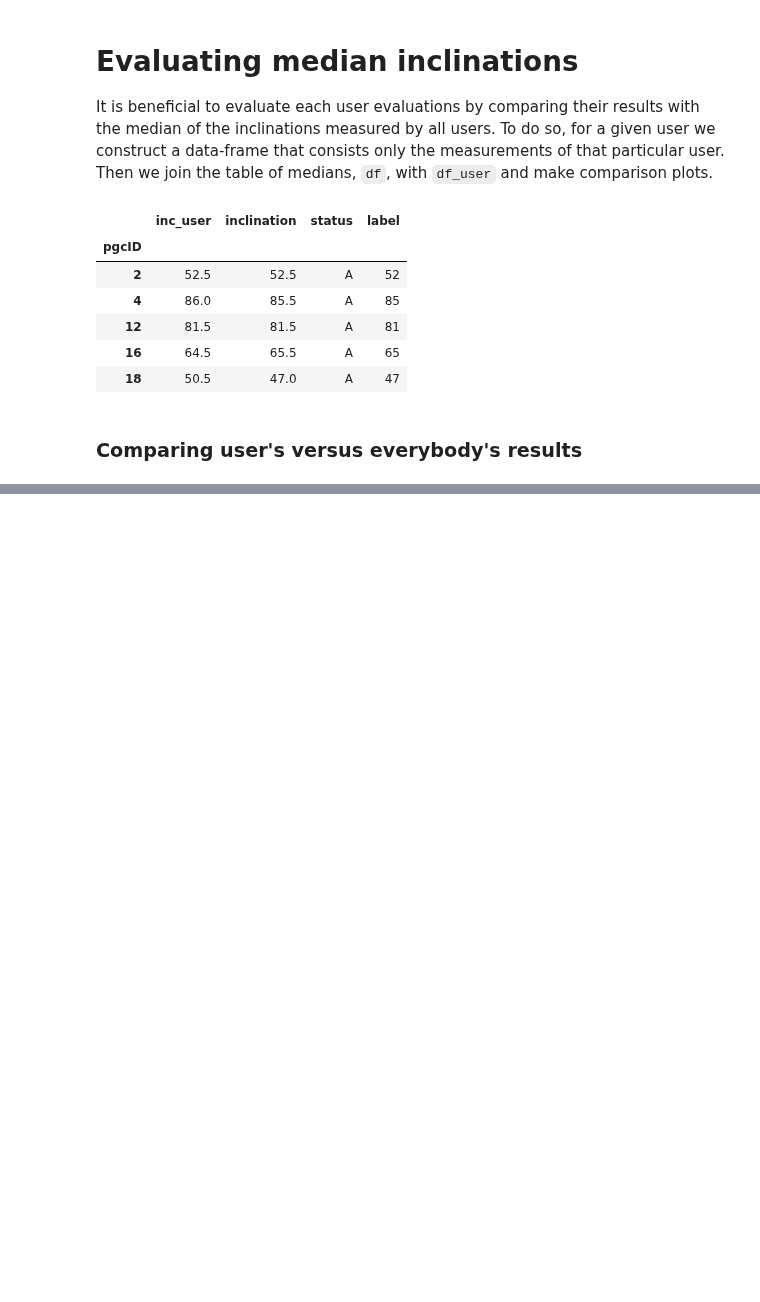
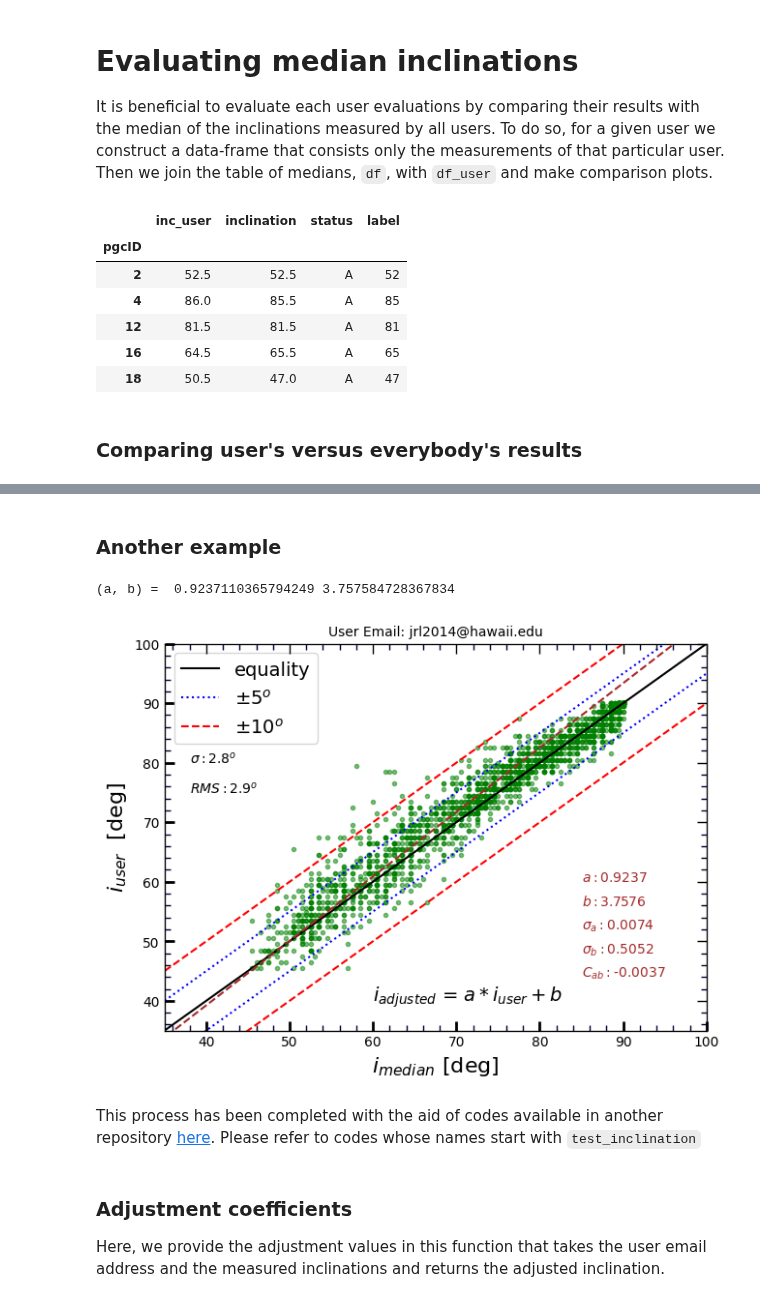
Before and after one commit to ekourkchi/incNET-data, a Jupyter notebook: incNET_dataPrep/incNET_dataClean.ipynb, the cells around one changed output, grey strips where cells are left out. Cells and saved outputs as stored; diff of their text form; code cells hidden in the pictures; blank space fills up the shorter version.

```diff
--- a/incNET_dataPrep/incNET_dataClean.ipynb
+++ b/incNET_dataPrep/incNET_dataClean.ipynb
@@ -384,0 +388,16 @@ plot_user_versus_all(df_user_all, email)
+# %% [markdown]
+### Another example
+# %%
+email = 'jrl2014@hawaii.edu'
+df_user_all = make_user_measurements(email)
+
+plot_user_versus_all(df_user_all, email)
+# %% [output]
+(a, b) =  0.9237110365794249 3.757584728367834
+[figure, added]
+# %% [markdown]
+This process has been completed with the aid of codes available in another repository [here](https://github.com/ekourkchi/HI/tree/master/augment). Please refer to codes whose names start with `test_inclination`
+# %% [markdown]
+### Adjustment coefficients
+
+Here, we provide the adjustment values in this function that takes the user email address and the measured inclinations and returns the adjusted inclination.
```
Also changed, not shown: parts of 34 cells of this notebook.
